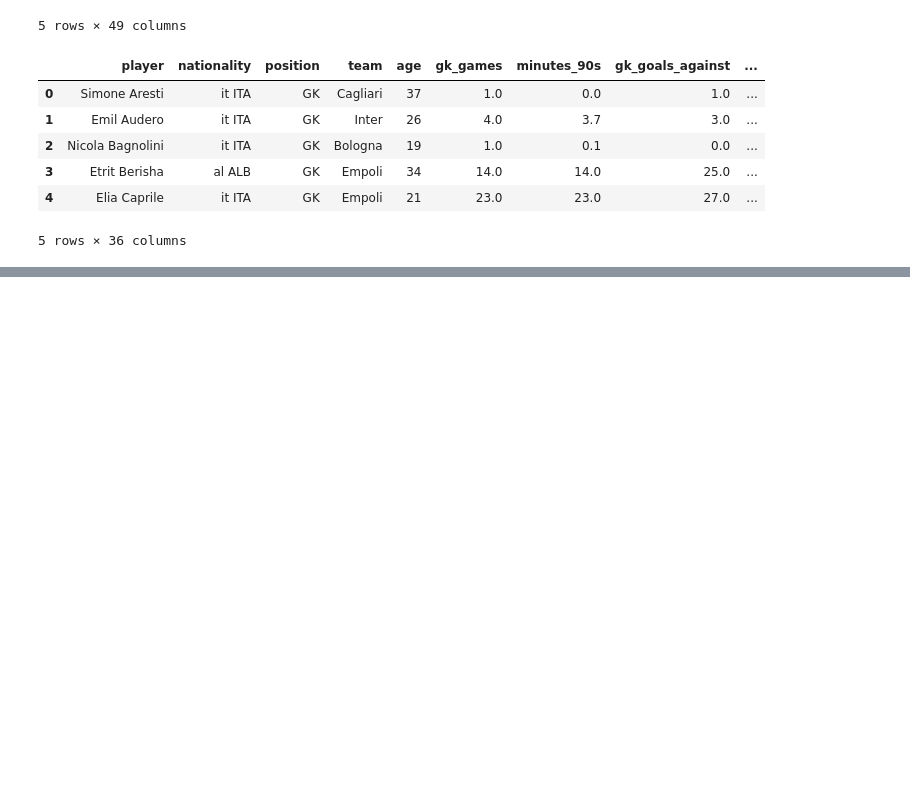
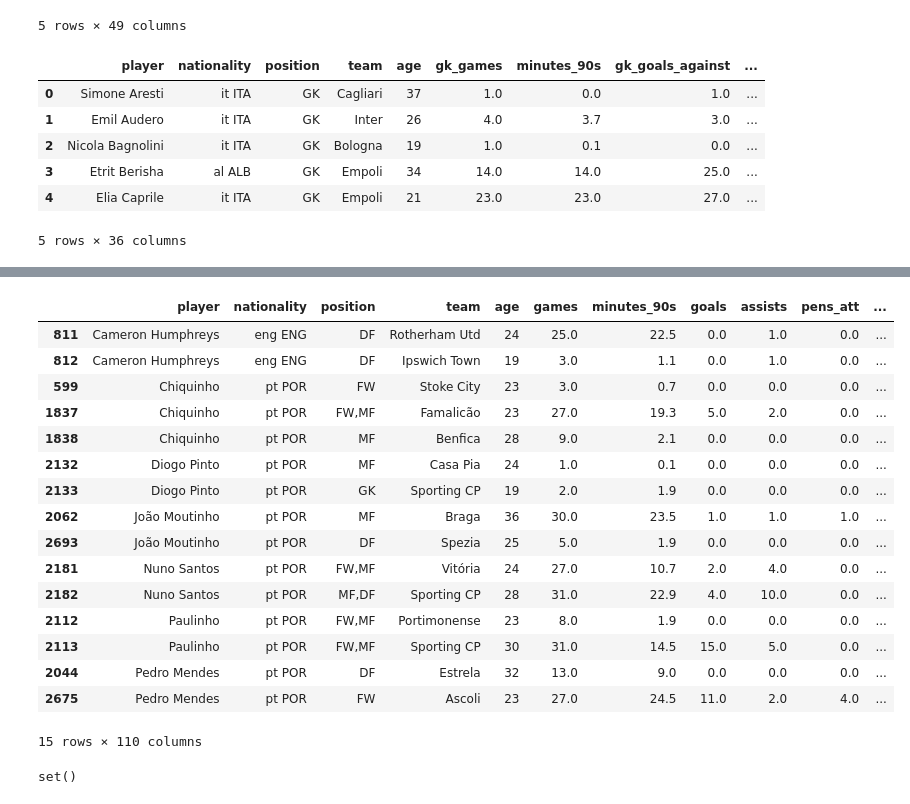
Before and after one commit to yyumeee/Footballers-Conceptual-Lattice, a Jupyter notebook: data scraping from FbREF/FbREF data cleaning.ipynb, the cells around one changed output, grey strips where cells are left out. Cells and saved outputs as stored; diff of their text form; code cells hidden in the pictures; blank space fills up the shorter version.

```diff
--- a/data scraping from FbREF/FbREF data cleaning.ipynb
+++ b/data scraping from FbREF/FbREF data cleaning.ipynb
@@ -135,0 +273,3 @@ for file in os.listdir(cart):
+# %%
+for col, lista in ratios.items():
+    duplicates[col] = round((duplicates[lista[0]] / duplicates[lista[1]]), 1)
@@ -135,0 +308,24 @@ for file in os.listdir(cart):
+# %%
+def position(v1, v2, w1, w2):
+    if (v1 != v2) and (w2 > w1):
+        return v2
+    else:
+        return v1
+
+def team(v1,v2):
+    if v1 != v2:
+        return f'{v1}/{v2}'
+    else:
+        return v1
+# %%
+temp = pd.DataFrame(index = playersdoubles)
+
+for pl in temp.index:
+    p1, p2 = dups.loc[pl, 'position']
+    w1, w2 = dups.loc[pl, 'minutes_90s']
+    temp.loc[pl, 'position'] = position(p1,p2,w1,w2)
+
+    t1, t2 = dups.loc[pl, 'team']
+    temp.loc[pl, 'team'] = team(t1, t2)
+
+duplicates = pd.concat([duplicates, temp], axis = 1)
@@ -135,0 +396,9 @@ for file in os.listdir(cart):
+# %%
+df_other = pd.DataFrame()
+for file in os.listdir(cart):
+    if ('keeper' not in file) and (file.strip('.csv') not in top5) and ('.csv' in file):
+        print(file)
+        temp = pd.read_csv(f'{cart}\\{file}')
+        print(temp.shape)
+        df_other = pd.concat([df_other, temp], ignore_index = True)
+df_other.sample(10)
@@ -135,0 +428,23 @@ for file in os.listdir(cart):
+# %%
+double_vals = df_other.player.value_counts()
+dup = double_vals[double_vals > 1].index
+dups = df_other.loc[df_other.player.isin(dup), :]
+dups.groupby(['player', 'nationality']).filter(lambda x: x['age'].nunique() > 1).sort_values('player')
+# %% [output]
+|  | player | nationality | position | team | age | games | minutes_90s | goals | assists | pens_att | ... |
+| 811 | Cameron Humphreys | eng ENG | DF | Rotherham Utd | 24 | 25.0 | 22.5 | 0.0 | 1.0 | 0.0 | ... |
+| 812 | Cameron Humphreys | eng ENG | DF | Ipswich Town | 19 | 3.0 | 1.1 | 0.0 | 1.0 | 0.0 | ... |
+| 599 | Chiquinho | pt POR | FW | Stoke City | 23 | 3.0 | 0.7 | 0.0 | 0.0 | 0.0 | ... |
+| 1837 | Chiquinho | pt POR | FW,MF | Famalicão | 23 | 27.0 | 19.3 | 5.0 | 2.0 | 0.0 | ... |
+| 1838 | Chiquinho | pt POR | MF | Benfica | 28 | 9.0 | 2.1 | 0.0 | 0.0 | 0.0 | ... |
+| 2132 | Diogo Pinto | pt POR | MF | Casa Pia | 24 | 1.0 | 0.1 | 0.0 | 0.0 | 0.0 | ... |
+| 2133 | Diogo Pinto | pt POR | GK | Sporting CP | 19 | 2.0 | 1.9 | 0.0 | 0.0 | 0.0 | ... |
+| 2062 | João Moutinho | pt POR | MF | Braga | 36 | 30.0 | 23.5 | 1.0 | 1.0 | 1.0 | ... |
+| 2693 | João Moutinho | pt POR | DF | Spezia | 25 | 5.0 | 1.9 | 0.0 | 0.0 | 0.0 | ... |
+| 2181 | Nuno Santos | pt POR | FW,MF | Vitória | 24 | 27.0 | 10.7 | 2.0 | 4.0 | 0.0 | ... |
+| 2182 | Nuno Santos | pt POR | MF,DF | Sporting CP | 28 | 31.0 | 22.9 | 4.0 | 10.0 | 0.0 | ... |
+| 2112 | Paulinho | pt POR | FW,MF | Portimonense | 23 | 8.0 | 1.9 | 0.0 | 0.0 | 0.0 | ... |
+| 2113 | Paulinho | pt POR | FW,MF | Sporting CP | 30 | 31.0 | 14.5 | 15.0 | 5.0 | 0.0 | ... |
+| 2044 | Pedro Mendes | pt POR | DF | Estrela | 32 | 13.0 | 9.0 | 0.0 | 0.0 | 0.0 | ... |
+| 2675 | Pedro Mendes | pt POR | FW | Ascoli | 23 | 27.0 | 24.5 | 11.0 | 2.0 | 4.0 | ... |
+15 rows × 110 columns
@@ -135,0 +516,6 @@ for file in os.listdir(cart):
+# %%
+duplicates.drop('total_shot_distance', axis = 1, inplace = True)
+df_other = df_other.loc[~df_other.index.isin(playersdoubles),:]
+set(df_other.columns) - set(duplicates.columns)
+# %% [output]
+set()
```
Also changed, not shown: parts of 72 cells of this notebook, 1 other file.
